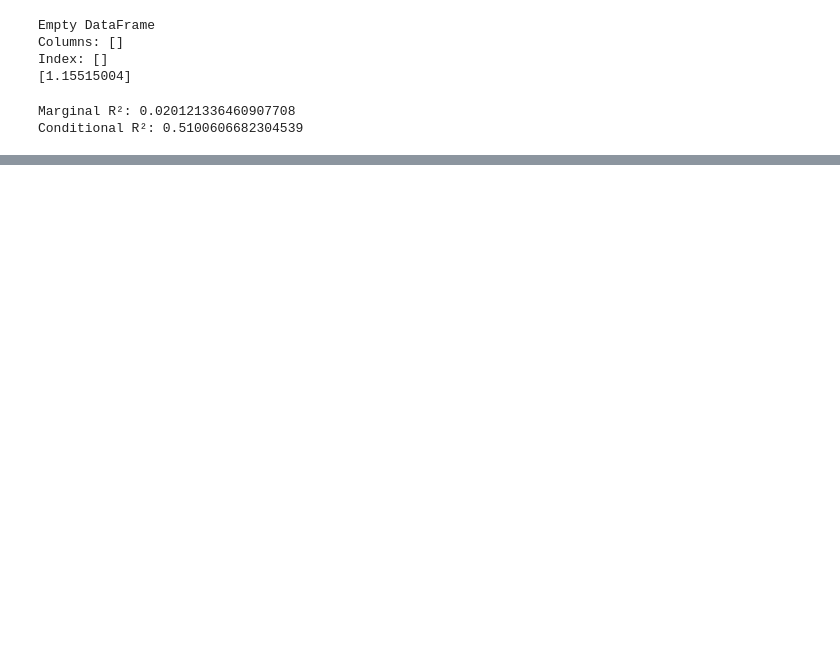
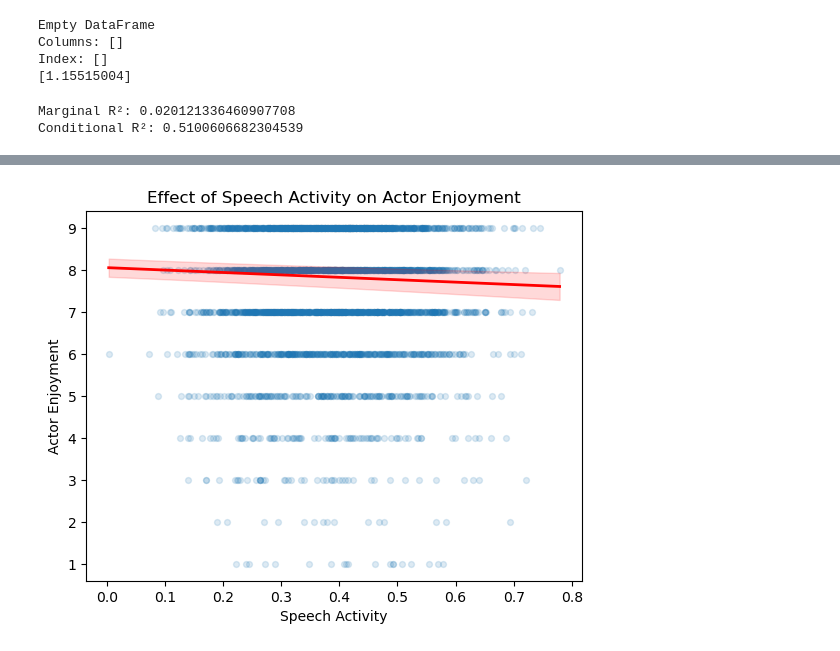
Before and after one commit to anamtzbarbosa/CANDOR_enjoyment, a Jupyter notebook: H5 LMM/Mixed Model.ipynb, the cells around one changed output, grey strips where cells are left out. Saved outputs shown, nothing was run; the diff lists cells and outputs as text; code cells hidden in the pictures; blank space fills up the shorter version.

```diff
--- a/H5 LMM/Mixed Model.ipynb
+++ b/H5 LMM/Mixed Model.ipynb
@@ -141,0 +138,25 @@ print(result.summary())"""
+# %%
+x = np.linspace(df["speech_activity_partner"].min(), df["speech_activity_partner"].max(), 100)
+y_pred = (
+    result.params["Intercept"] +
+    result.params["speech_activity_partner"] * x
+)
+
+alpha = 0.05
+se_intercept = result.bse["Intercept"]
+se_slope = result.bse["speech_activity_partner"]
+z = stats.norm.ppf(1 - alpha/2)
+ci_lower = y_pred - z * np.sqrt(se_intercept**2 + (x**2 * se_slope**2))
+ci_upper = y_pred + z * np.sqrt(se_intercept**2 + (x**2 * se_slope**2))
+
+plt.figure()
+plt.scatter(df["speech_activity_partner"], df["how_enjoyable_actor"], s=18, alpha=0.15)
+plt.plot(x, y_pred, linewidth=2, color = "red")
+
+plt.fill_between(x, ci_lower, ci_upper, color="red", alpha=0.15)
+plt.xlabel("Speech Activity")
+plt.ylabel("Actor Enjoyment")
+plt.title("Effect of Speech Activity on Actor Enjoyment")
+plt.show()
+# %% [output]
+[figure, added]
```
Also changed, not shown: parts of 14 cells of this notebook.
